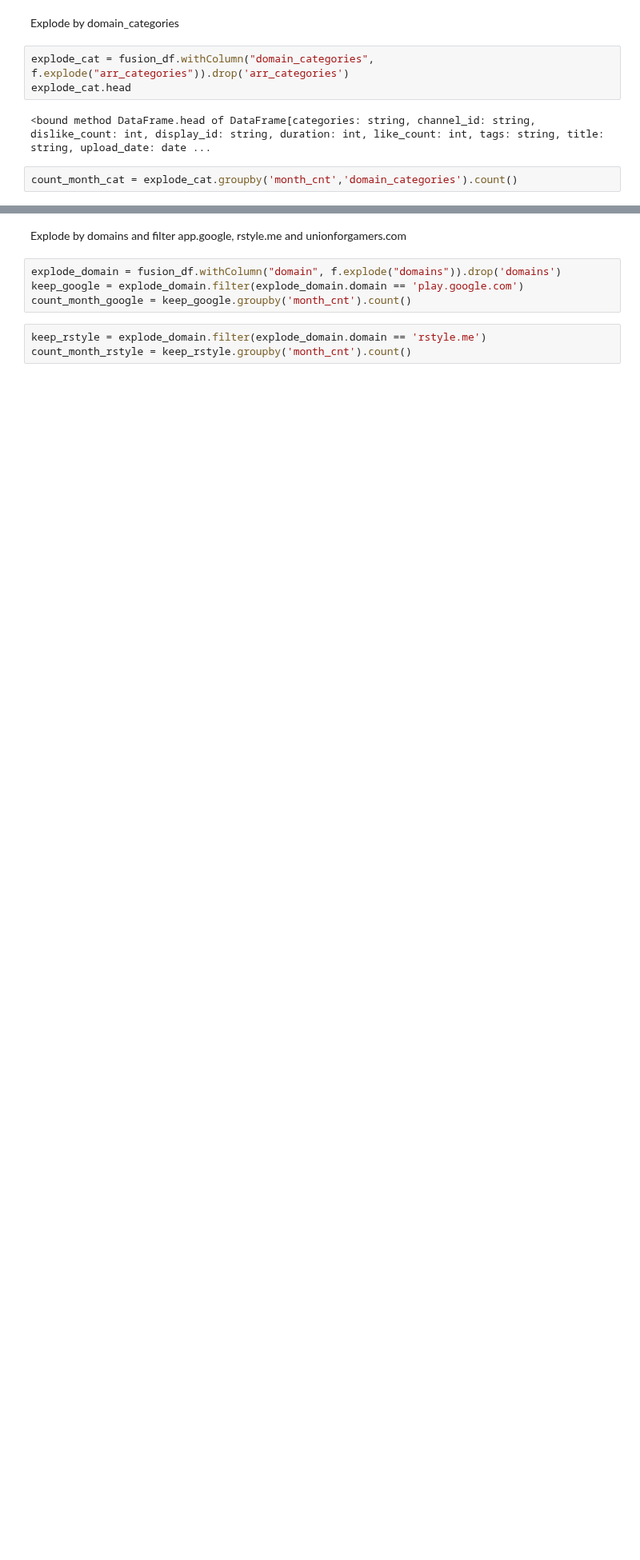
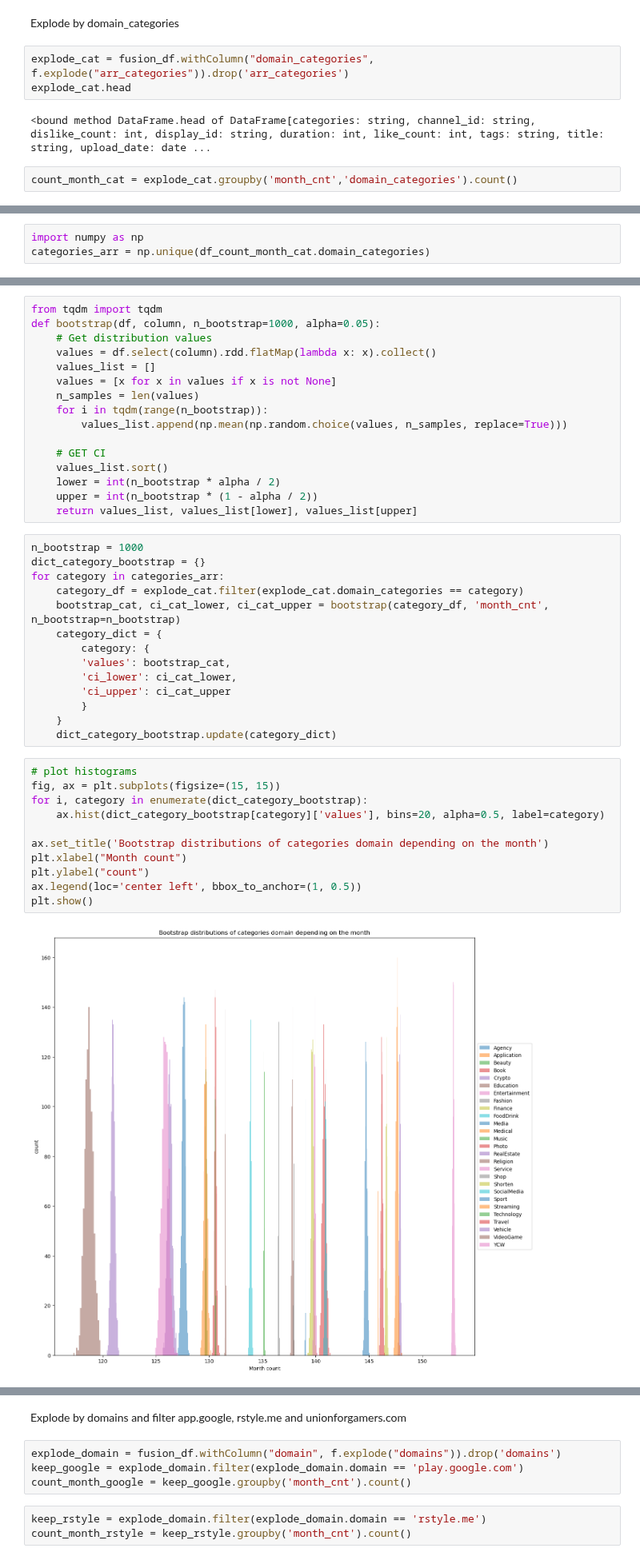
Before and after one commit to epfl-ada/ada-2022-project-fraisetagada, a Jupyter notebook: analysis/month_analysis.ipynb, the cells around one changed output, grey strips where cells are left out. Shown at 80% size. Saved outputs shown, nothing was run; the diff lists cells and outputs as text; blank space fills up the shorter version.

```diff
--- a/analysis/month_analysis.ipynb
+++ b/analysis/month_analysis.ipynb
@@ -178,0 +183,3 @@ count_month_cat = explode_cat.groupby('month_cnt','domain_categories').count()
+# %%
+import numpy as np
+categories_arr = np.unique(df_count_month_cat.domain_categories)
@@ -178,0 +208,43 @@ count_month_cat = explode_cat.groupby('month_cnt','domain_categories').count()
+# %%
+from tqdm import tqdm
+def bootstrap(df, column, n_bootstrap=1000, alpha=0.05):
+    # Get distribution values
+    values = df.select(column).rdd.flatMap(lambda x: x).collect()
+    values_list = []
+    values = [x for x in values if x is not None]
+    n_samples = len(values)
+    for i in tqdm(range(n_bootstrap)):
+        values_list.append(np.mean(np.random.choice(values, n_samples, replace=True)))
+
+    # GET CI
+    values_list.sort()
+    lower = int(n_bootstrap * alpha / 2)
+    upper = int(n_bootstrap * (1 - alpha / 2))
+    return values_list, values_list[lower], values_list[upper]
+# %%
+n_bootstrap = 1000
+dict_category_bootstrap = {}
+for category in categories_arr:
+    category_df = explode_cat.filter(explode_cat.domain_categories == category)
+    bootstrap_cat, ci_cat_lower, ci_cat_upper = bootstrap(category_df, 'month_cnt', n_bootstrap=n_bootstrap)
+    category_dict = {
+        category: {
+        'values': bootstrap_cat,
+        'ci_lower': ci_cat_lower,
+        'ci_upper': ci_cat_upper
+        }
+    }
+    dict_category_bootstrap.update(category_dict)
+# %%
+# plot histograms
+fig, ax = plt.subplots(figsize=(15, 15))
+for i, category in enumerate(dict_category_bootstrap):
+    ax.hist(dict_category_bootstrap[category]['values'], bins=20, alpha=0.5, label=category)
+
+ax.set_title('Bootstrap distributions of categories domain depending on the month')
+plt.xlabel("Month count")
+plt.ylabel("count")
+ax.legend(loc='center left', bbox_to_anchor=(1, 0.5))
+plt.show()
+# %% [output]
+[figure, added]
```
Also changed, not shown: parts of 16 cells of this notebook.
